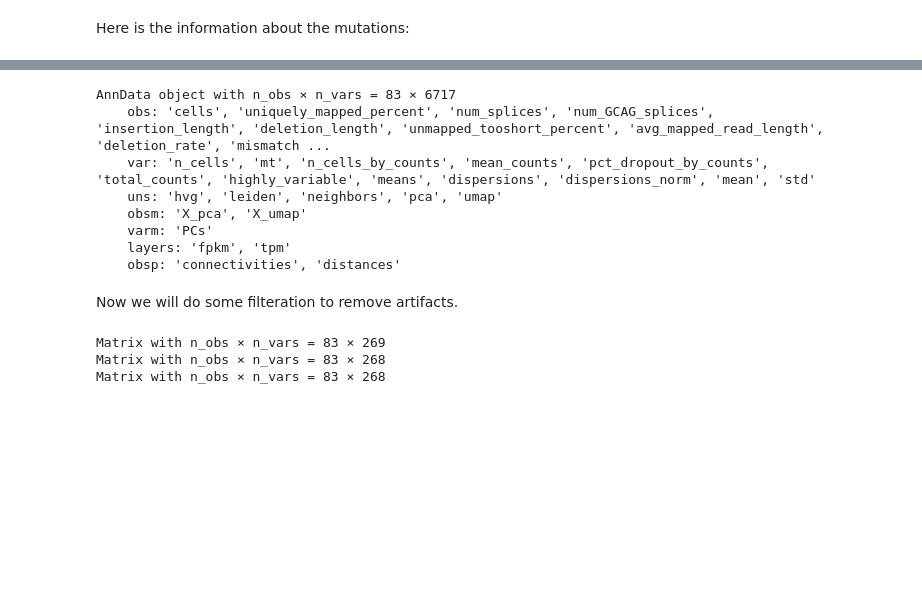
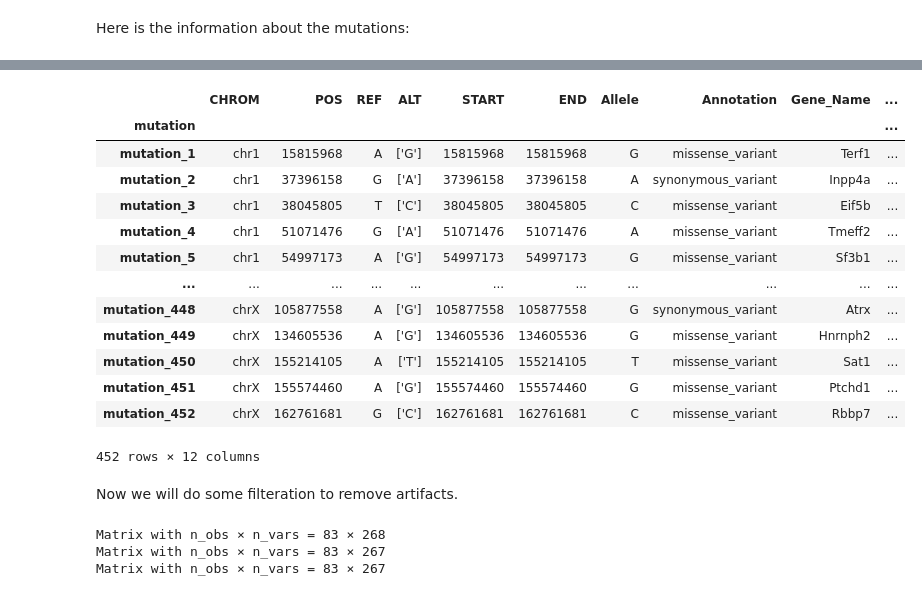
Before and after one commit to faridrashidi/trisicell, a Jupyter notebook: docs/source/example.ipynb, the cells around one changed output, grey strips where cells are left out. Cells and saved outputs as stored; diff of their text form; code cells hidden in the pictures; blank space fills up the shorter version.

```diff
--- a/docs/source/example.ipynb
+++ b/docs/source/example.ipynb
@@ -43,23 +42,30 @@ genotype.var.head()
-# %%
-print(expression)
-# %% [output]
-AnnData object with n_obs × n_vars = 83 × 6717
-    obs: 'cells', 'uniquely_mapped_percent', 'num_splices', 'num_GCAG_splices', 'insertion_length', 'deletion_length', 'unmapped_tooshort_percent', 'avg_mapped_read_length', 'deletion_rate', 'mismatch ...
-    var: 'n_cells', 'mt', 'n_cells_by_counts', 'mean_counts', 'pct_dropout_by_counts', 'total_counts', 'highly_variable', 'means', 'dispersions', 'dispersions_norm', 'mean', 'std'
-    uns: 'hvg', 'leiden', 'neighbors', 'pca', 'umap'
-    obsm: 'X_pca', 'X_umap'
-    varm: 'PCs'
-    layers: 'fpkm', 'tpm'
-    obsp: 'connectivities', 'distances'
+# %%
+adata.var
+# %% [output]
+|  | CHROM | POS | REF | ALT | START | END | Allele | Annotation | Gene_Name | ... |
+| mutation |  |  |  |  |  |  |  |  |  | ... |
+| mutation_1 | chr1 | 15815968 | A | ['G'] | 15815968 | 15815968 | G | missense_variant | Terf1 | ... |
+| mutation_2 | chr1 | 37396158 | G | ['A'] | 37396158 | 37396158 | A | synonymous_variant | Inpp4a | ... |
+| mutation_3 | chr1 | 38045805 | T | ['C'] | 38045805 | 38045805 | C | missense_variant | Eif5b | ... |
+| mutation_4 | chr1 | 51071476 | G | ['A'] | 51071476 | 51071476 | A | missense_variant | Tmeff2 | ... |
+| mutation_5 | chr1 | 54997173 | A | ['G'] | 54997173 | 54997173 | G | missense_variant | Sf3b1 | ... |
+| ... | ... | ... | ... | ... | ... | ... | ... | ... | ... | ... |
+| mutation_448 | chrX | 105877558 | A | ['G'] | 105877558 | 105877558 | G | synonymous_variant | Atrx | ... |
+| mutation_449 | chrX | 134605536 | A | ['G'] | 134605536 | 134605536 | G | missense_variant | Hnrnph2 | ... |
+| mutation_450 | chrX | 155214105 | A | ['T'] | 155214105 | 155214105 | T | missense_variant | Sat1 | ... |
+| mutation_451 | chrX | 155574460 | A | ['G'] | 155574460 | 155574460 | G | missense_variant | Ptchd1 | ... |
+| mutation_452 | chrX | 162761681 | G | ['C'] | 162761681 | 162761681 | C | missense_variant | Rbbp7 | ... |
+452 rows × 12 columns
 # %% [markdown]
 Now we will do some filteration to remove artifacts.
 # %%
-tsc.pp.filter_mut_vaf_greater_than_coverage_mutant_greater_than(genotype, min_vaf=0.4,
-                                                                min_coverage_mutant=20, min_cells=2)
-tsc.pp.filter_mut_reference_must_present_in_at_least(genotype, min_cells=1)
-tsc.pp.filter_mut_mutant_must_present_in_at_least(genotype, min_cells=2)
+tsc.pp.filter_mut_vaf_greater_than_coverage_mutant_greater_than(
+    adata, min_vaf=0.4, min_coverage_mutant=20, min_cells=2
+)
+tsc.pp.filter_mut_reference_must_present_in_at_least(adata, min_cells=1)
+tsc.pp.filter_mut_mutant_must_present_in_at_least(adata, min_cells=2)
 # %% [output]
-Matrix with n_obs × n_vars = 83 × 269
 Matrix with n_obs × n_vars = 83 × 268
-Matrix with n_obs × n_vars = 83 × 268
+Matrix with n_obs × n_vars = 83 × 267
+Matrix with n_obs × n_vars = 83 × 267
 # %%
```
Also changed, not shown: parts of 15 cells of this notebook, 14 other files.
